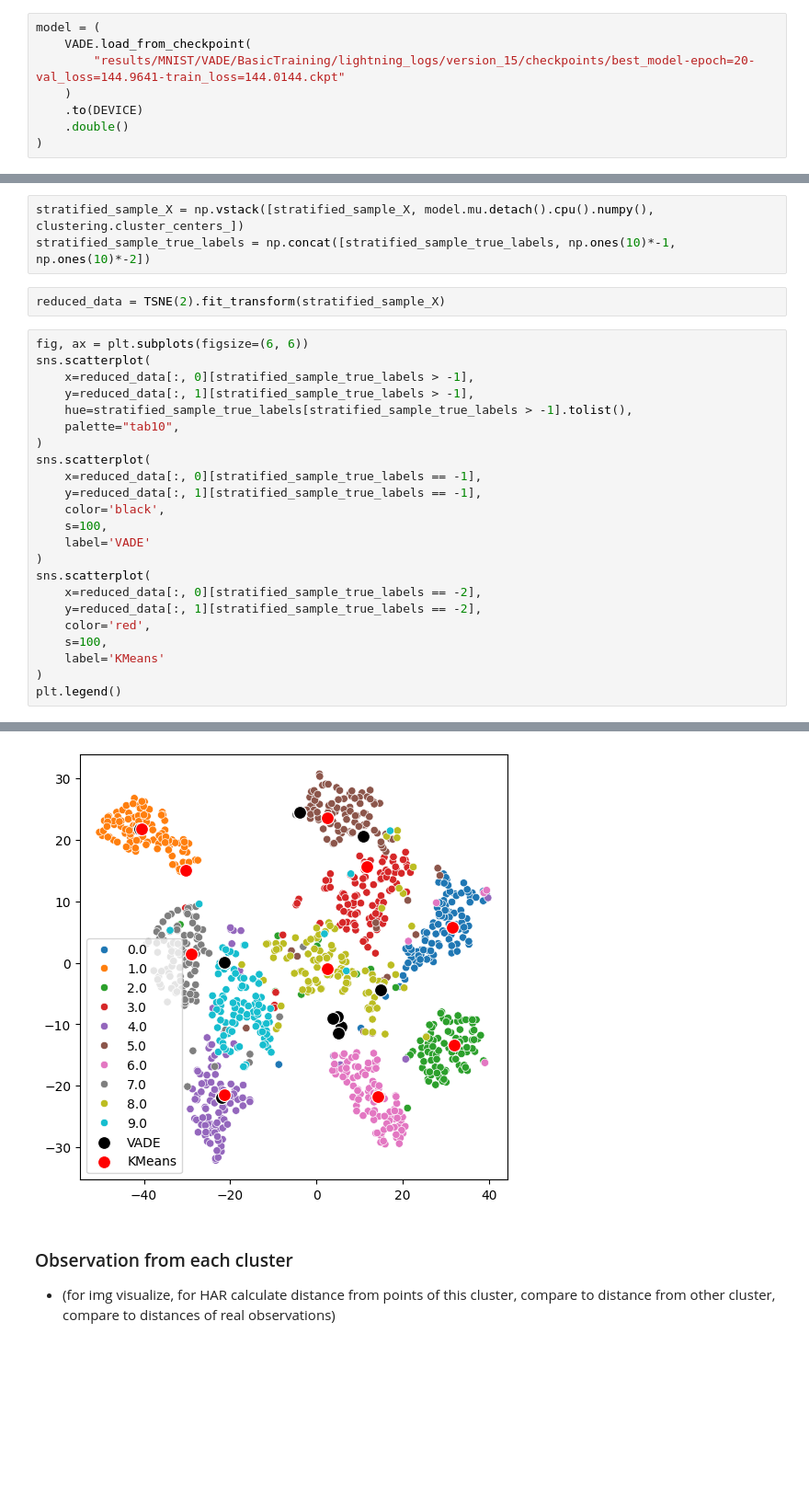
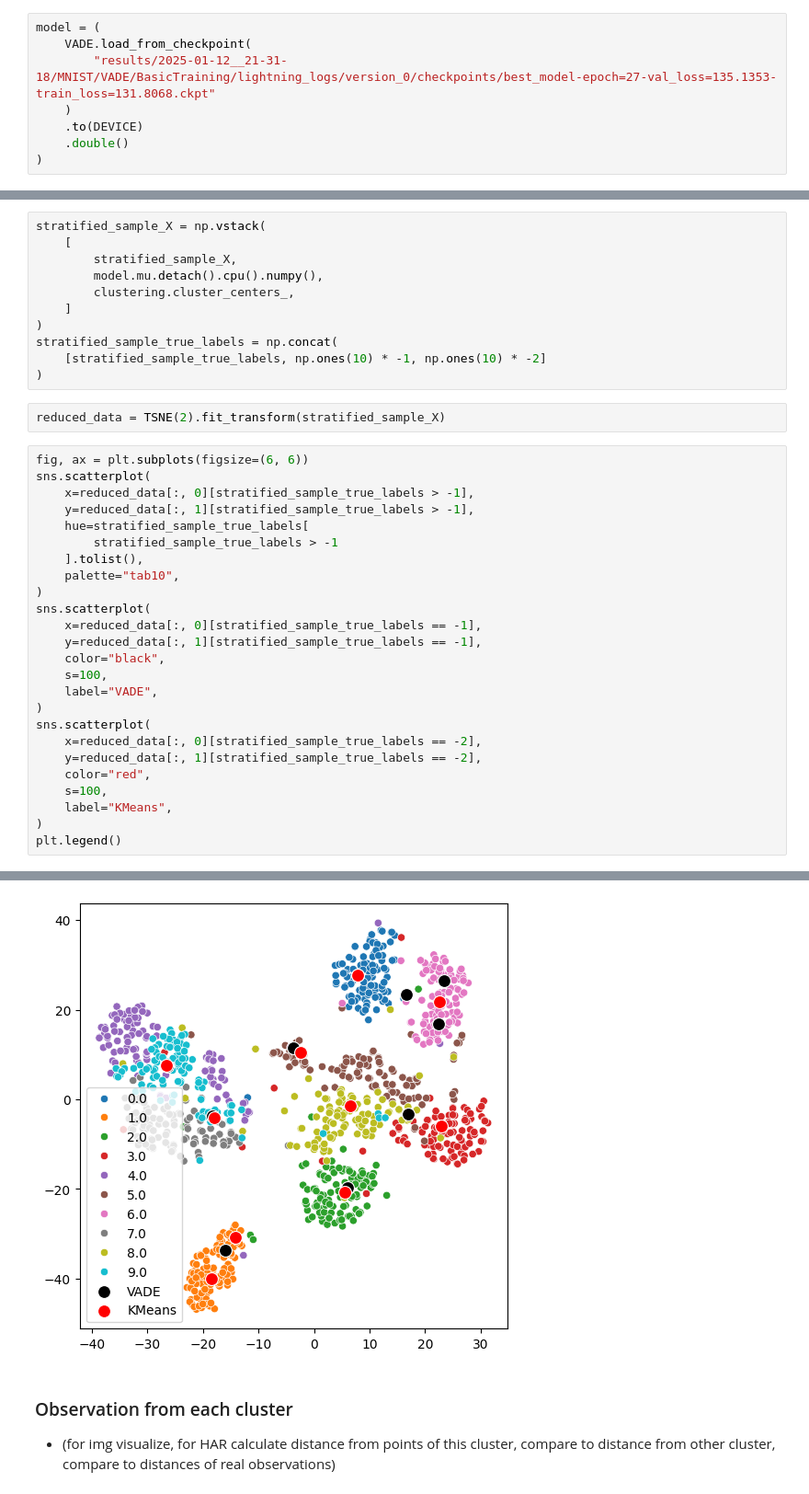
Before and after one commit to azoz01/muml_vade, a Jupyter notebook: results_poc.ipynb, the cells around one changed output, grey strips where cells are left out. Shown at 92% size. Saved outputs shown, nothing was run; the diff lists cells and outputs as text; blank space fills up the shorter version.

Commit message:
Add result generation

```diff
--- a/results_poc.ipynb
+++ b/results_poc.ipynb
@@ -19,7 +22,7 @@ dataset_name = "MNIST"
 # %%
 model = (
     VADE.load_from_checkpoint(
-        "results/MNIST/VADE/BasicTraining/lightning_logs/version_15/checkpoints/best_model-epoch=20-val_loss=144.9641-train_loss=144.0144.ckpt"
+        "results/2025-01-12__21-31-18/MNIST/VADE/BasicTraining/lightning_logs/version_0/checkpoints/best_model-epoch=27-val_loss=135.1353-train_loss=131.8068.ckpt"
     )
     .to(DEVICE)
     .double()
@@ -71,36 +74,46 @@ for i in range(n_clusters):
 stratified_sample_X = np.concat(stratified_sample_X)
 stratified_sample_true_labels = np.concat(stratified_sample_true_labels)
 # %%
-stratified_sample_X = np.vstack([stratified_sample_X, model.mu.detach().cpu().numpy(), clustering.cluster_centers_])
-stratified_sample_true_labels = np.concat([stratified_sample_true_labels, np.ones(10)*-1, np.ones(10)*-2])
+stratified_sample_X = np.vstack(
+    [
+        stratified_sample_X,
+        model.mu.detach().cpu().numpy(),
+        clustering.cluster_centers_,
+    ]
+)
+stratified_sample_true_labels = np.concat(
+    [stratified_sample_true_labels, np.ones(10) * -1, np.ones(10) * -2]
+)
 # %%
 reduced_data = TSNE(2).fit_transform(stratified_sample_X)
 # %%
 fig, ax = plt.subplots(figsize=(6, 6))
 sns.scatterplot(
     x=reduced_data[:, 0][stratified_sample_true_labels > -1],
     y=reduced_data[:, 1][stratified_sample_true_labels > -1],
-    hue=stratified_sample_true_labels[stratified_sample_true_labels > -1].tolist(),
+    hue=stratified_sample_true_labels[
+        stratified_sample_true_labels > -1
+    ].tolist(),
     palette="tab10",
 )
 sns.scatterplot(
     x=reduced_data[:, 0][stratified_sample_true_labels == -1],
     y=reduced_data[:, 1][stratified_sample_true_labels == -1],
-    color='black',
+    color="black",
     s=100,
-    label='VADE'
+    label="VADE",
 )
 sns.scatterplot(
     x=reduced_data[:, 0][stratified_sample_true_labels == -2],
     y=reduced_data[:, 1][stratified_sample_true_labels == -2],
-    color='red',
+    color="red",
     s=100,
-    label='KMeans'
+    label="KMeans",
 )
 plt.legend()
 # %% [output]
 <matplotlib.legend.Legend at 0x...>
-[figure, old version]
+[figure, new version]
 # %% [markdown]
 ### Observation from each cluster
 * (for img visualize, for HAR calculate distance from points of this cluster, compare to distance from other cluster, compare to distances of real observations)
```
Also changed, not shown: parts of 13 cells of this notebook, 18 other files.
